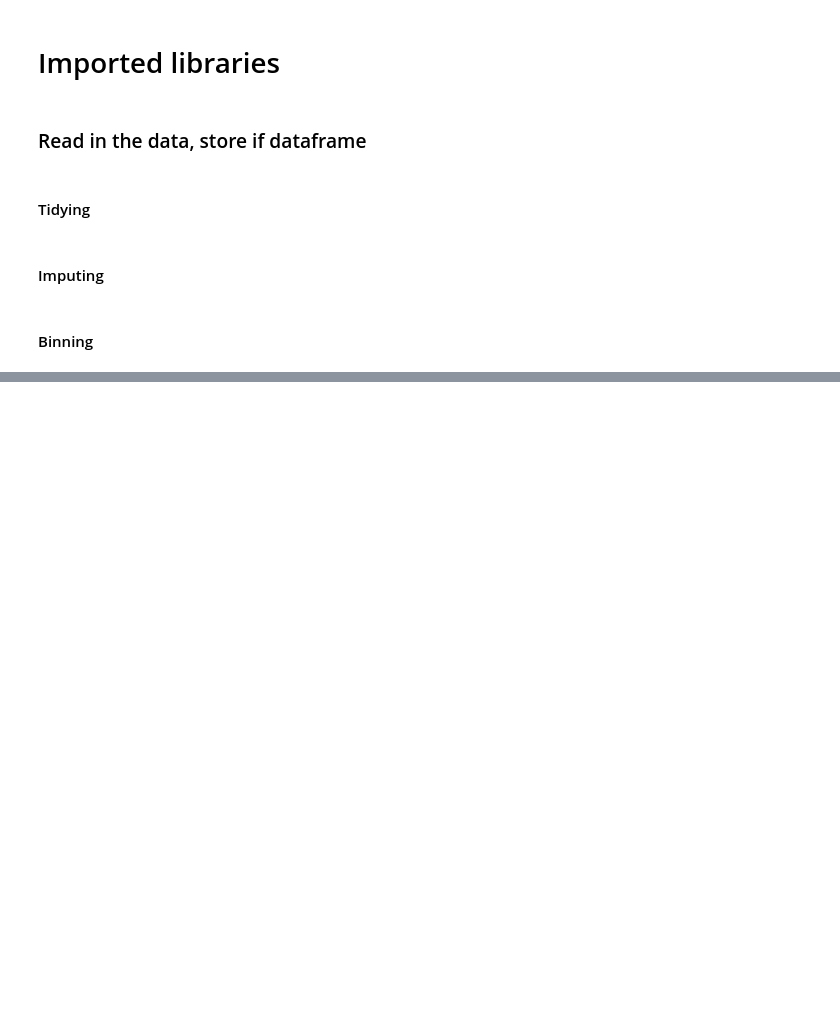
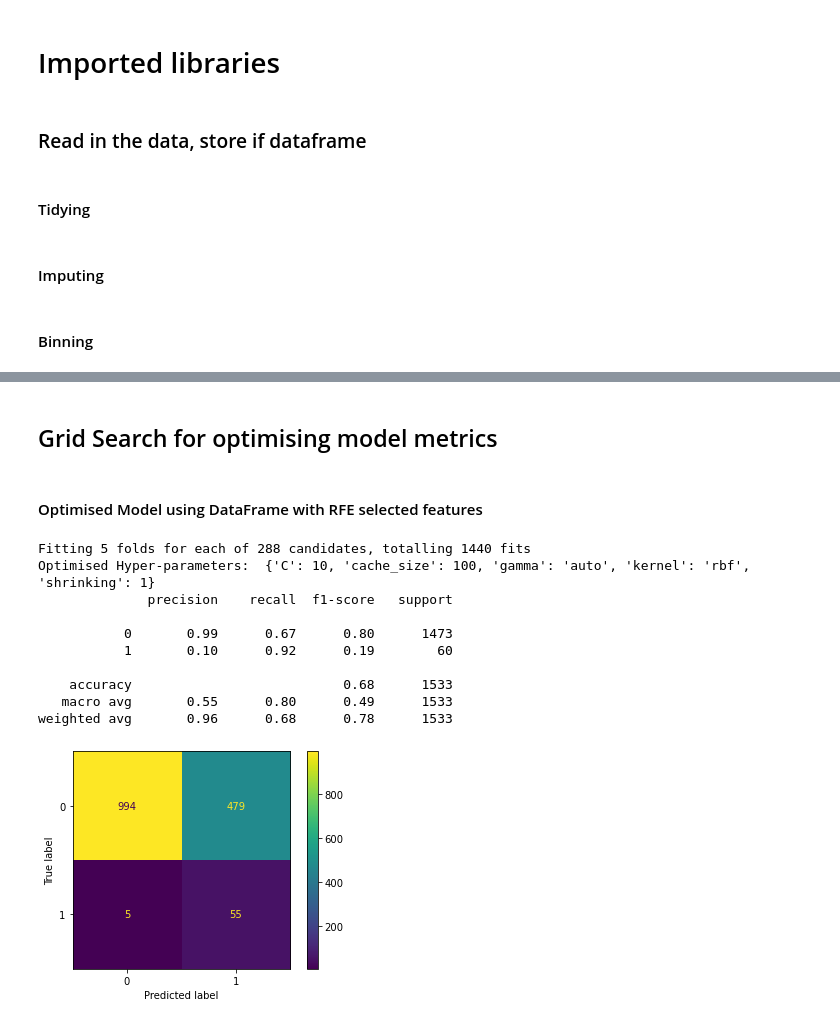
Before and after one commit to AaronNorwood/SIT307GroupAssignment2, a Jupyter notebook: Linden_SVM.ipynb, the cells around one changed output, grey strips where cells are left out. Saved outputs shown, nothing was run; the diff lists cells and outputs as text; code cells hidden in the pictures; blank space fills up the shorter version.

Commit message:
optimised models

```diff
--- a/Linden_SVM.ipynb
+++ b/Linden_SVM.ipynb
@@ -317,0 +137,8 @@ run_model(model, X, y)
+# %%
+import prince
+mca_cols = ['gender', 'hypertension', 'heart_disease', 'ever_married', 'work_type', 'residence_type', 'smoking_status', 'age_bin', 'avg_glucose_level_bin', 'bmi_bin']
+df_mca = df[mca_cols]
+mca = prince.MCA()
+mca.fit(df_mca)
+mca.transform(df_mca)
+df_mixed_mca = pd.merge(df_mixed_norm, mca.row_coordinates(df_mca), left_index=True, right_index=True)
@@ -317,0 +228,50 @@ run_model(model, X, y)
+# %% [markdown]
+## Grid Search for optimising model metrics
+# %%
+def run_grid_search(X, y):
+
+    X_train, X_test, y_train, y_test = train_test_split(X, y, test_size=0.3)
+    weight = {0:0.05, 1:1}
+
+    param_grid = {'C': [0.1, 0.5, 1, 2, 5, 10],
+                  'gamma': ['scale','auto'],
+                  'kernel': ['rbf', 'linear','sigmoid'],
+                  'shrinking': [1,0],
+                  'cache_size':[100, 200, 300, 400]
+                 }
+    scorer = {
+        'recall':make_scorer(recall_score),
+        'f1':make_scorer(f1_score),
+        'accuracy':make_scorer(accuracy_score),
+        'roc_auc':make_scorer(roc_auc_score),
+        'precision':make_scorer(precision_score)
+    }
+    grid = GridSearchCV(SVC(class_weight=weight), param_grid, scoring=scorer, cv=5, refit = 'roc_auc', verbose = 3, n_jobs=-1)
+
+    grid.fit(X_train, y_train)
+
+    print("Optimised Hyper-parameters: ", grid.best_params_)
+
+    grid_predictions = grid.predict(X_test)
+
+    print(classification_report(y_test, grid_predictions))
+
+    plot_confusion_matrix(grid, X_test, y_test)
+# %% [markdown]
+<h4>Optimised Model using DataFrame with RFE selected features
+# %%
+X_RFE = df_RFE.drop('stroke', axis=1)
+y_RFE = df_RFE['stroke']
+run_grid_search(X_RFE, y_RFE)
+# %% [output]
+Fitting 5 folds for each of 288 candidates, totalling 1440 fits
+Optimised Hyper-parameters:  {'C': 10, 'cache_size': 100, 'gamma': 'auto', 'kernel': 'rbf', 'shrinking': 1}
+              precision    recall  f1-score   support
+
+           0       0.99      0.67      0.80      1473
+           1       0.10      0.92      0.19        60
+
+    accuracy                           0.68      1533
+   macro avg       0.55      0.80      0.49      1533
+weighted avg       0.96      0.68      0.78      1533
+[figure, added]
```
Also changed, not shown: parts of 45 cells of this notebook.
